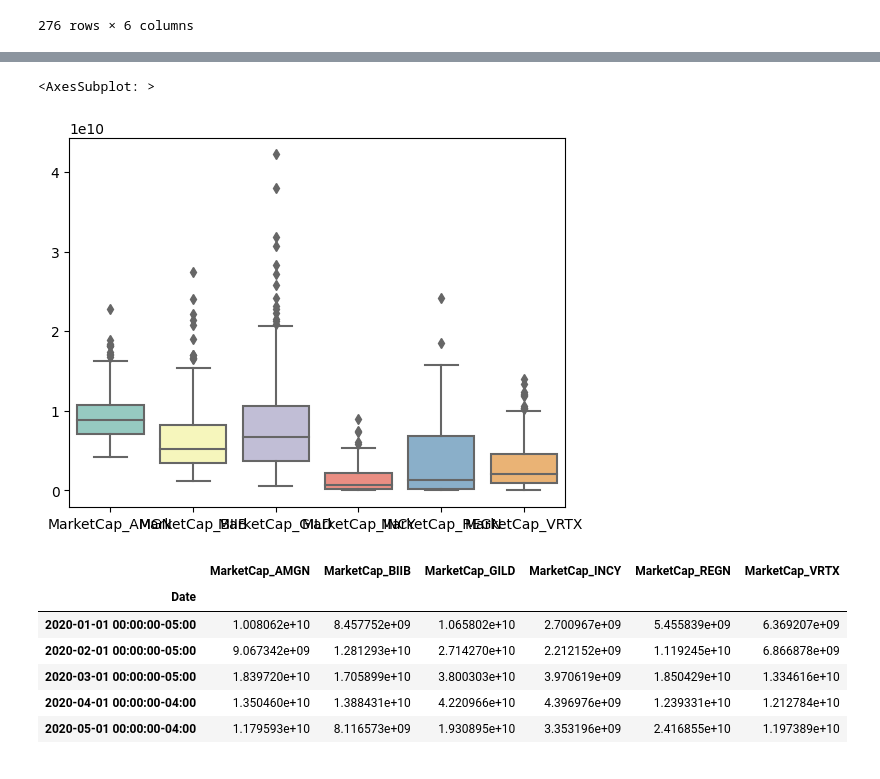
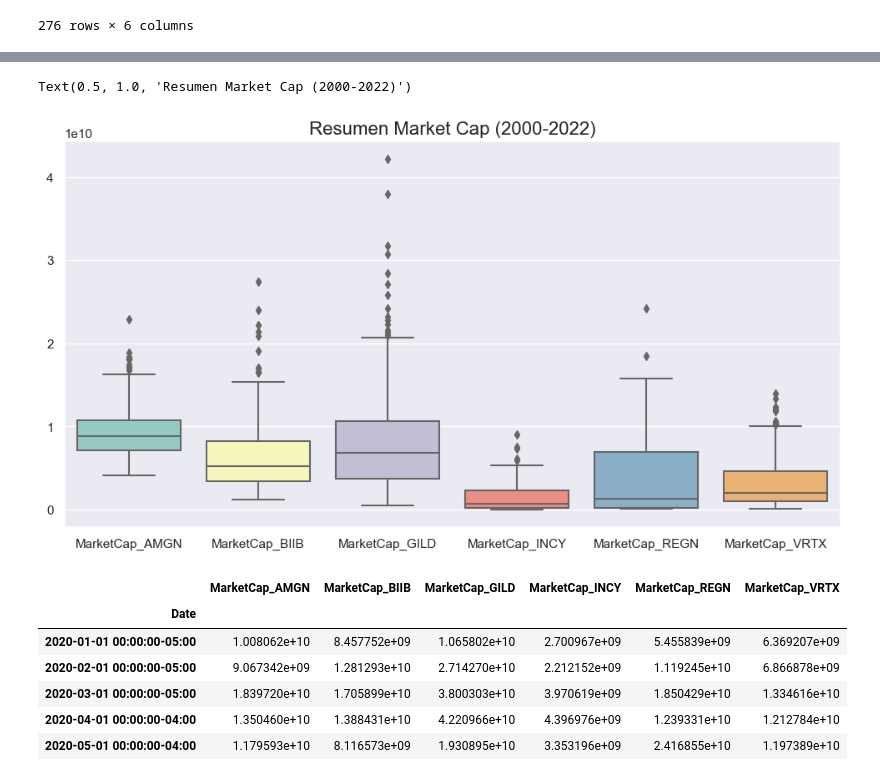
Before and after one commit to Arii95/PI_Henry_02, a Jupyter notebook: EDA.ipynb, the cells around one changed output, grey strips where cells are left out. Cells and saved outputs as stored; diff of their text form; code cells hidden in the pictures.

```diff
--- a/EDA.ipynb
+++ b/EDA.ipynb
@@ -436,9 +509,11 @@ Market_Cap_Sel
 # %%
 #Visualización de Market Cap en las empresas en el periodo de 20 años
-sns.boxplot(data=Market_Cap_Sel, palette= 'Set3')
+sns. set (rc = {'figure.figsize':( 12 , 6 )})
+boxplot= sns.boxplot(data=Market_Cap_Sel, palette= 'Set3')
+boxplot.axes.set_title("Resumen Market Cap (2000-2022)", fontsize=16)
 # %% [output]
-<AxesSubplot: >
+Text(0.5, 1.0, 'Resumen Market Cap (2000-2022)')
-[figure, old version]
+[figure, new version]
 # %%
 #anio_2022= pd.DataFrame(volumenes.iloc[267:279,:].mean())
 anio_2020_2022= pd.DataFrame(Market_Cap_Sel.iloc[240:276,:])
```
Also changed, not shown: parts of 21 cells of this notebook, 1 other file.
